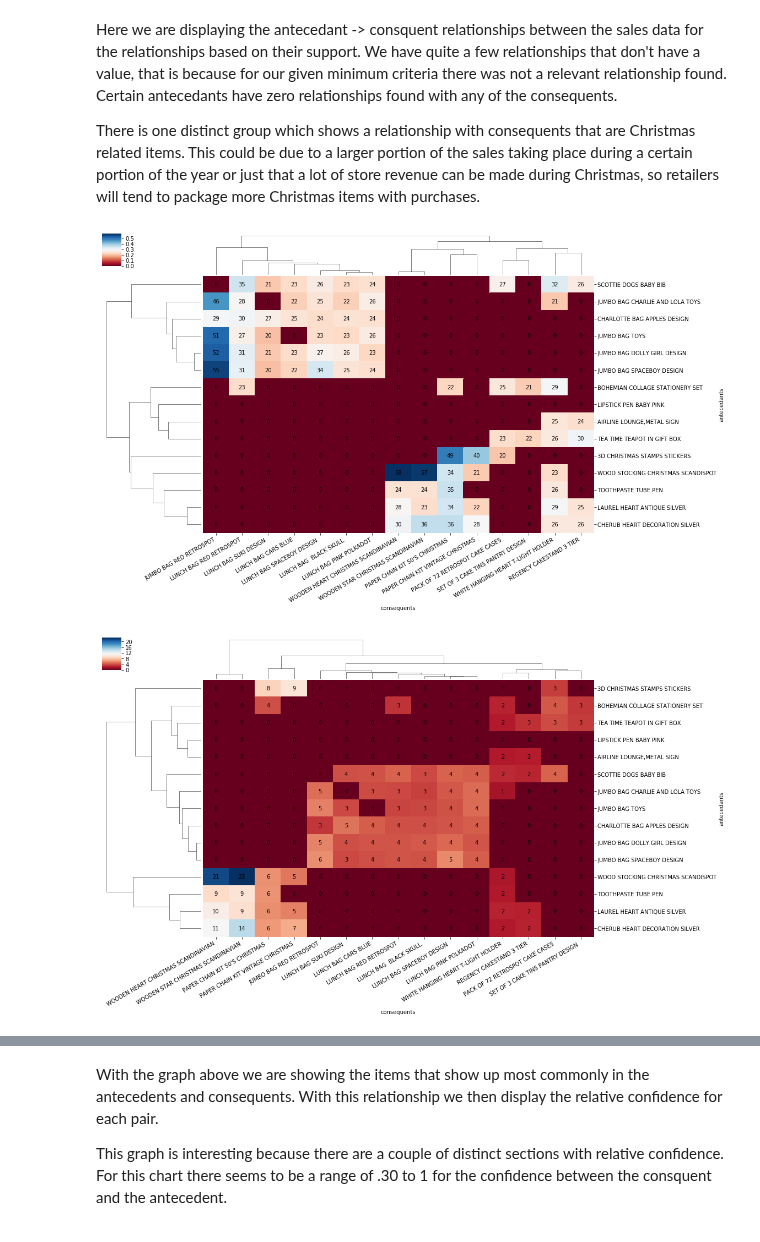
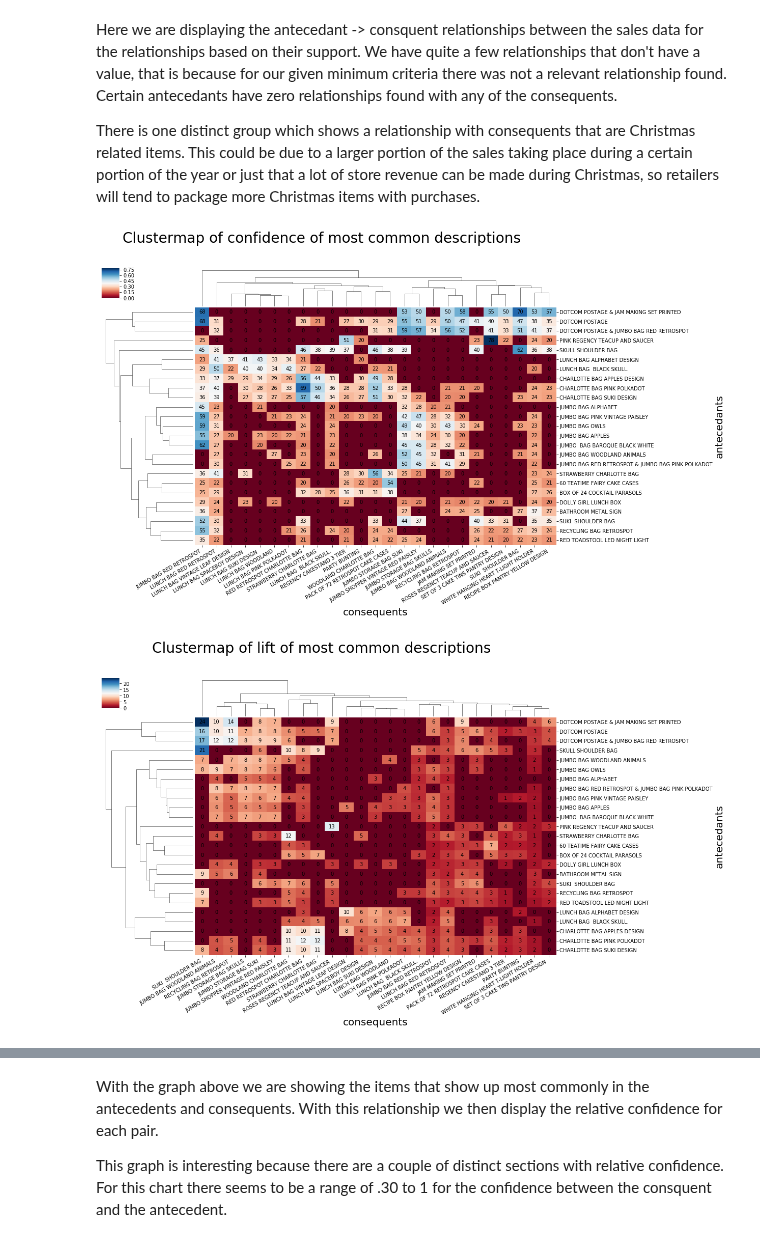
Before and after one commit to stmillett/MSDS7331_NorthCarolinaDataset, a Jupyter notebook: Lab3/Data Mining Lab3-2.ipynb, the cells around one changed output, grey strips where cells are left out. Cells and saved outputs as stored; diff of their text form; code cells hidden in the pictures.

```diff
--- a/Lab3/Data Mining Lab3-2.ipynb
+++ b/Lab3/Data Mining Lab3-2.ipynb
@@ -1208,7 +1204,7 @@ for el in by_invoice_with_ID.loc[by_invoice_with_ID['Transaction']=='Purchase','
     if len(el)>1:
         list_purchase_marketing_data_grouping_descriptions.append(el)
 # %%
-purchase_rules = apriori(list_purchase_marketing_data_grouping_descriptions, min_support=0.001,min_confidence=.2,
-                         max_confidence=.95,min_lift=0.3,max_lift=100,min_length=2, max_length=2 )
+purchase_rules = apriori(list_purchase_marketing_data_grouping_descriptions, min_support=0.008,min_confidence=.2,
+                         max_confidence=.95,min_lift=0.3,max_lift=100,min_length=2, max_length=5 )
 
 purchase_results = list(purchase_rules)
@@ -1237,13 +1237,17 @@ purchase_df['antecedants'] = purchase_df['antecedants'].apply(lambda x: x.replac
 purchase_df['antecedants'] = purchase_df['antecedants'].apply(lambda x: x.replace(r'frozenset({"',""))
 purchase_df['antecedants'] = purchase_df['antecedants'].apply(lambda x: x.replace(r'"})',''))
 purchase_df['antecedants'] = purchase_df['antecedants'].apply(lambda x: x.replace(r"'})",''))
+purchase_df['antecedants'] = purchase_df['antecedants'].apply(lambda x: x.replace(r"', '",' & '))
+purchase_df['antecedants'] = purchase_df['antecedants'].apply(lambda x: x.replace(r'", "',' & '))
 
 purchase_df['consequents'] = purchase_df['consequents'].apply(lambda x: x.replace(r"frozenset({'",""))
 purchase_df['consequents'] = purchase_df['consequents'].apply(lambda x: x.replace(r'frozenset({"',""))
 purchase_df['consequents'] = purchase_df['consequents'].apply(lambda x: x.replace(r'"})',''))
 purchase_df['consequents'] = purchase_df['consequents'].apply(lambda x: x.replace(r"'})",''))
+
+purchase_df = purchase_df.sort_values(by='support',ascending=False)
 # %%
-NBR_TOP_VALUES = 15
+NBR_TOP_VALUES = 25
 
 ants = []
 cons = []
@@ -1266,6 +1270,12 @@ for con in purchase_df['consequents']:
         cons.append(con)
         loop_round+=1
 
+top_support_apriori_values = pd.DataFrame(index = ants, columns=cons, data = np.zeros([NBR_TOP_VALUES,NBR_TOP_VALUES]))
+
+for index, rows in purchase_df.iterrows():
+    if rows['antecedants'] in top_support_apriori_values.index and rows['consequents'] in top_support_apriori_values.columns:
+        top_support_apriori_values.at[rows['antecedants'],rows['consequents']]=rows['support']
+
 top_conf_apriori_values = pd.DataFrame(index = ants, columns=cons, data = np.zeros([NBR_TOP_VALUES,NBR_TOP_VALUES]))
 
 for index, rows in purchase_df.iterrows():
@@ -1325,0 +1336,21 @@ ax.ax_heatmap.set_ylabel('antecedants');
+# %%
+ax = sns.clustermap(top_support_apriori_values, figsize=(16,10),cmap='RdBu');
+ax.fig.suptitle('Clustermap of support of top common descriptions',size  = 28)
+plt.setp(ax.ax_heatmap.xaxis.get_majorticklabels(), rotation=30, ha='right');
+
+for ind_i,i in enumerate(ax.ax_heatmap.xaxis.get_ticklabels()):
+    for ind_j,j in enumerate(ax.ax_heatmap.yaxis.get_ticklabels()):
+
+
+        #Removes text added to tick labels
+        i_text = re.sub("Text\W(\d*\.\d|\d),\d.[\"\']",'',str(i))
+        i_text = re.sub(r"[\'\"]\)$",'',i_text)
+
+        j_text = re.sub("Text\W(\d*\.\d|\d),\d.[\"\']",'',str(j))
+        j_text = re.sub(r"[\'\"]\)$",'',j_text)
+
+        text = ax.ax_heatmap.text(ind_j, ind_i, int(top_support_apriori_values.loc[j_text, i_text]*1000),
+                       ha="center", va="center", color="black",position=(ind_i+.5,ind_j+.5))
+
+ax.ax_heatmap.set_xlabel('consequents', size = 20);
+ax.ax_heatmap.set_ylabel('antecedants', size = 20);
@@ -1347,6 +1389,6 @@ for index, rows in purchase_df.iterrows():
 # %%
-
 ax = sns.clustermap(most_common_conf_apriori_values, figsize=(16,10),cmap='RdBu');
+ax.fig.suptitle('Clustermap of confidence of most common descriptions',size  = 28)
 plt.setp(ax.ax_heatmap.xaxis.get_majorticklabels(), rotation=30, ha='right');
 
 for ind_i,i in enumerate(ax.ax_heatmap.xaxis.get_ticklabels()):
@@ -1363,30 +1405,30 @@ for ind_i,i in enumerate(ax.ax_heatmap.xaxis.get_ticklabels()):
         text = ax.ax_heatmap.text(ind_j, ind_i, int(most_common_conf_apriori_values.loc[j_text, i_text]*100),
                        ha="center", va="center", color="black",position=(ind_i+.5,ind_j+.5))
 
-ax.ax_heatmap.set_xlabel('consequents');
-ax.ax_heatmap.set_ylabel('antecedants');
+ax.ax_heatmap.set_xlabel('consequents', size = 20);
+ax.ax_heatmap.set_ylabel('antecedants', size = 20);
 # %% [output]
-[figure, old version]
+[figure, new version]
 # %%
-
 ax = sns.clustermap(most_common_lift_apriori_values, figsize=(16,10),cmap='RdBu');
+ax.fig.suptitle('Clustermap of lift of most common descriptions',size  = 28)
 plt.setp(ax.ax_heatmap.xaxis.get_majorticklabels(), rotation=30, ha='right');
 
 for ind_i,i in enumerate(ax.ax_heatmap.xaxis.get_ticklabels()):
     for ind_j,j in enumerate(ax.ax_heatmap.yaxis.get_ticklabels()):
 
         #Removes text added to tick labels
         i_text = re.sub("Text\W(\d*\.\d|\d),\d.[\"\']",'',str(i))
         i_text = re.sub(r"[\'\"]\)$",'',i_text)
 
         j_text = re.sub("Text\W(\d*\.\d|\d),\d.[\"\']",'',str(j))
         j_text = re.sub(r"[\'\"]\)$",'',j_text)
 
 
         text = ax.ax_heatmap.text(ind_j, ind_i, int(most_common_lift_apriori_values.loc[j_text, i_text]),
                        ha="center", va="center", color="black",position=(ind_i+.5,ind_j+.5))
 
-ax.ax_heatmap.set_xlabel('consequents');
-ax.ax_heatmap.set_ylabel('antecedants');
+ax.ax_heatmap.set_xlabel('consequents', size = 20);
+ax.ax_heatmap.set_ylabel('antecedants', size = 20);
 # %% [output]
-[figure, old version]
+[figure, new version]
```
Also changed, not shown: parts of 43 cells of this notebook, 2 other files.
